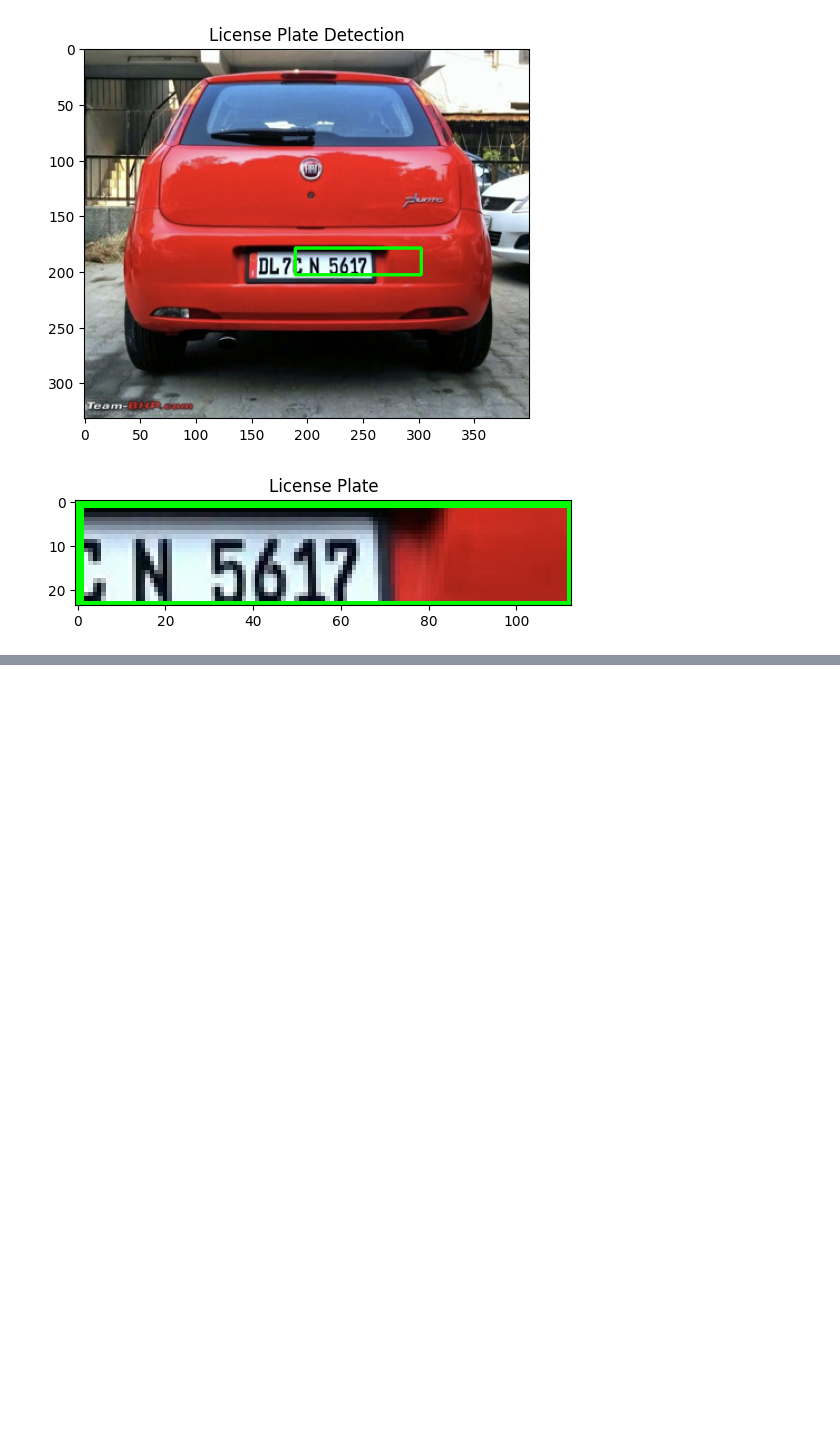
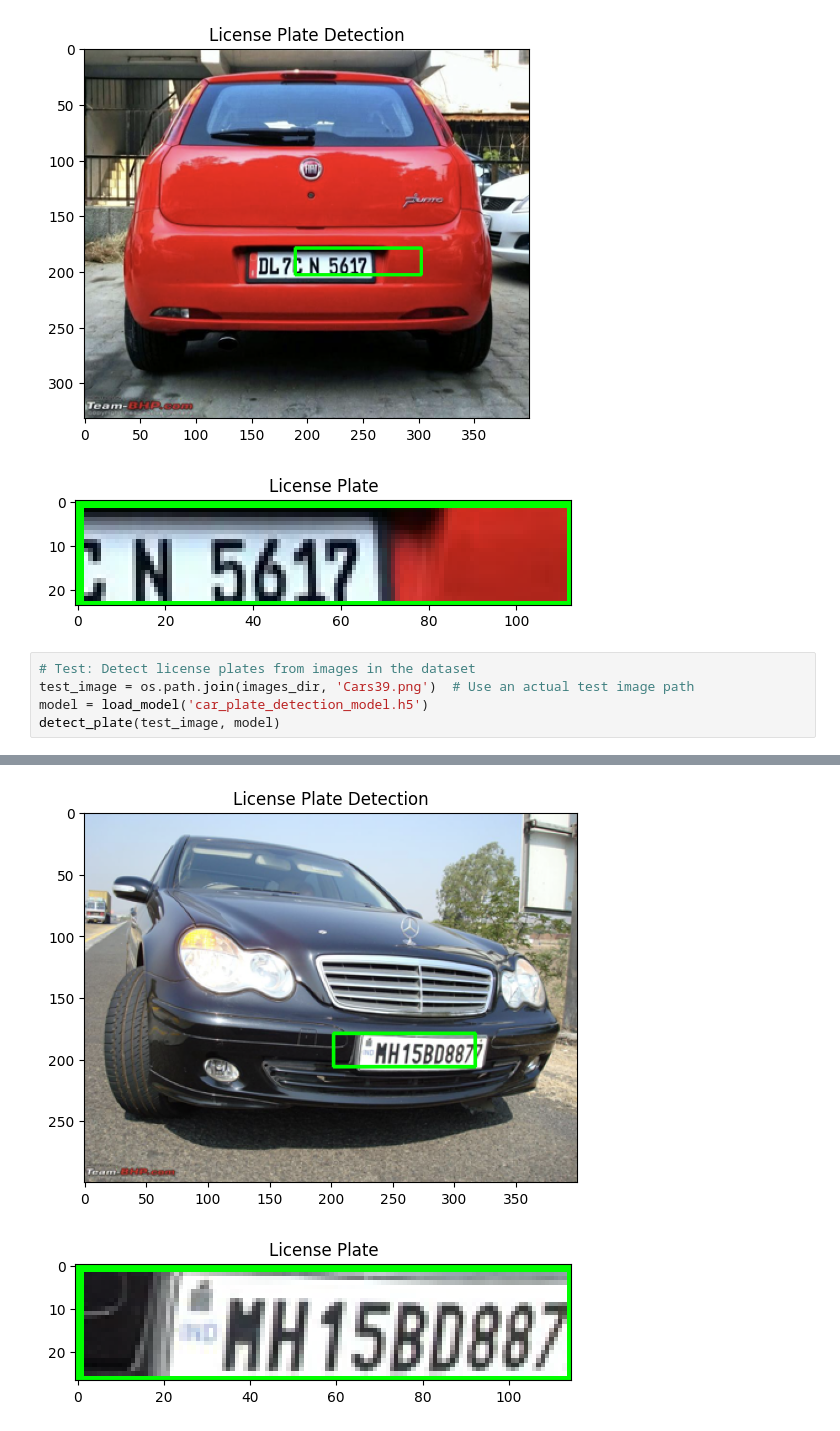
Before and after one commit to NasrunSR/Parking-Management-System-Project, a Jupyter notebook: Parking_Management_System_Project.ipynb, the cells around one changed output, grey strips where cells are left out. Cells and saved outputs as stored; diff of their text form; blank space fills up the shorter version.

```diff
--- a/Parking_Management_System_Project.ipynb
+++ b/Parking_Management_System_Project.ipynb
@@ -187,3 +187,9 @@ WARNING:absl:Compiled the loaded model, but the compiled metrics have yet to be
 Detected License Plate: [([[0, 4], [70, 4], [70, 24], [0, 24]], ';n5617', 0.3425503133506432)]
 [figure]
 [figure]
+# %%
+# Test: Detect license plates from images in the dataset
+test_image = os.path.join(images_dir, 'Cars39.png')  # Use an actual test image path
+model = load_model('car_plate_detection_model.h5')
+detect_plate(test_image, model)
+# %% [output]
@@ -189,0 +199,2 @@ Detected License Plate: [([[0, 4], [70, 4], [70, 24], [0, 24]], ';n5617', 0.3425
+[figure, added]
+[figure, added]
```
Also changed, not shown: parts of 3 cells of this notebook.
